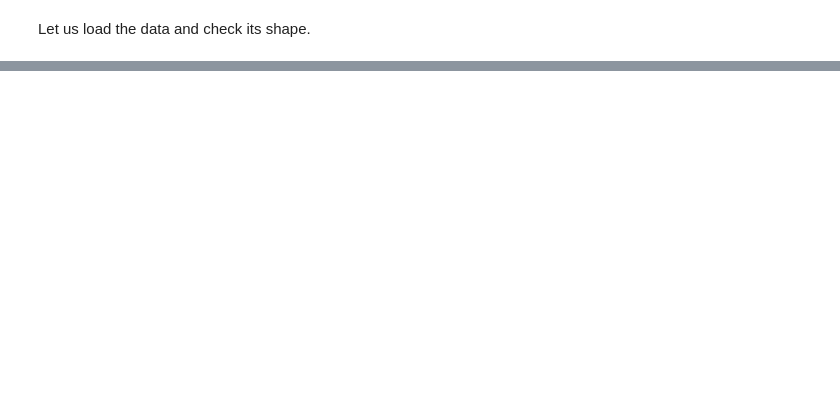
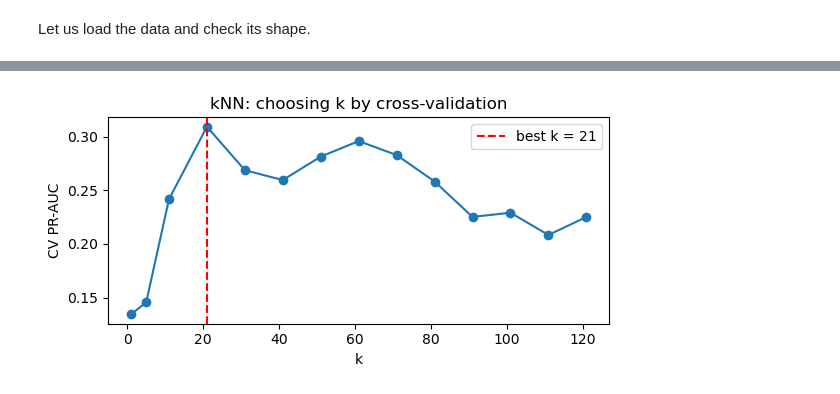
Before and after one commit to julianxbloom/ML-final-project, a Jupyter notebook: report.ipynb, the cells around one changed output, grey strips where cells are left out. Drawn from its saved outputs; the diff is of its cells as text; code cells hidden in the pictures; blank space fills up the shorter version.

```diff
--- a/report.ipynb
+++ b/report.ipynb
@@ -131,0 +132,24 @@ To evaluate the models, make sure to compute the following metrics (very importa
+# %%
+from sklearn.pipeline import Pipeline
+from sklearn.preprocessing import StandardScaler
+from sklearn.model_selection import (StratifiedKFold, GridSearchCV, cross_validate,
+                                     cross_val_predict)
+from sklearn.linear_model import LogisticRegression
+from sklearn.ensemble import GradientBoostingClassifier
+from sklearn.discriminant_analysis import LinearDiscriminantAnalysis
+from sklearn.naive_bayes import GaussianNB
+from sklearn.neighbors import KNeighborsClassifier
+from sklearn.metrics import (confusion_matrix, precision_score, recall_score, f1_score,
+                             balanced_accuracy_score, roc_auc_score, average_precision_score,
+                             precision_recall_curve, accuracy_score)
+
+def make_xy(df):
+    dummies = pd.get_dummies(df["shift_code"], prefix="shift", drop_first=True)
+    X = pd.concat([df.drop(columns=["failure_30d", "shift_code"]), dummies], axis=1)
+    return X.astype(float), df["failure_30d"]
+
+X_train, y_train = make_xy(train_data)
+X_test, y_test = make_xy(test_data)
+
+print(X_train.shape, X_test.shape)
+assert list(X_train.columns) == list(X_test.columns)
@@ -131,0 +216,23 @@ To evaluate the models, make sure to compute the following metrics (very importa
+# %%
+k_grid = [1, 5, 11, 21, 31, 41, 51, 61, 71, 81, 91, 101, 111, 121]
+knn_pr_auc = []
+for k in k_grid:
+    pipe = Pipeline([("scaler", StandardScaler()),
+                     ("clf", KNeighborsClassifier(n_neighbors=k))])
+    res = cross_validate(pipe, X_train, y_train, cv=cv,
+                         scoring={"pr_auc": "average_precision"})
+    knn_pr_auc.append(res["test_pr_auc"].mean())
+
+best_k = k_grid[int(np.argmax(knn_pr_auc))]
+
+plt.figure(figsize=(6, 3))
+plt.plot(k_grid, knn_pr_auc, marker="o")
+plt.axvline(best_k, color="red", linestyle="--", label=f"best k = {best_k}")
+plt.xlabel("k"); plt.ylabel("CV PR-AUC"); plt.title("kNN: choosing k by cross-validation")
+plt.legend(); plt.tight_layout(); plt.show()
+
+rows.append(cv_row(f"kNN (k={best_k})",
+    Pipeline([("scaler", StandardScaler()),
+              ("clf", KNeighborsClassifier(n_neighbors=best_k))])))
+# %% [output]
+[figure, added]
```
Also changed, not shown: parts of 59 cells of this notebook, 1 other file.
